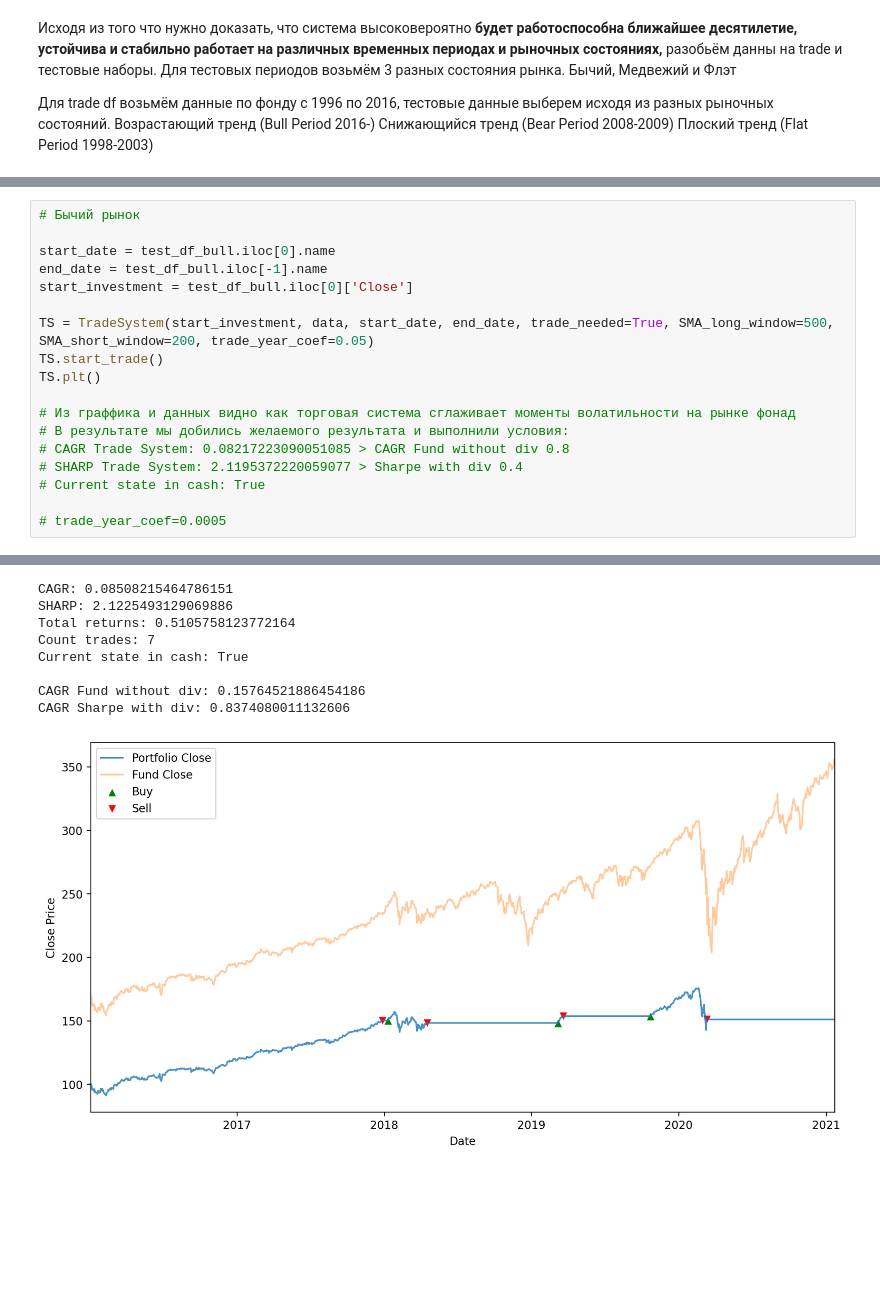
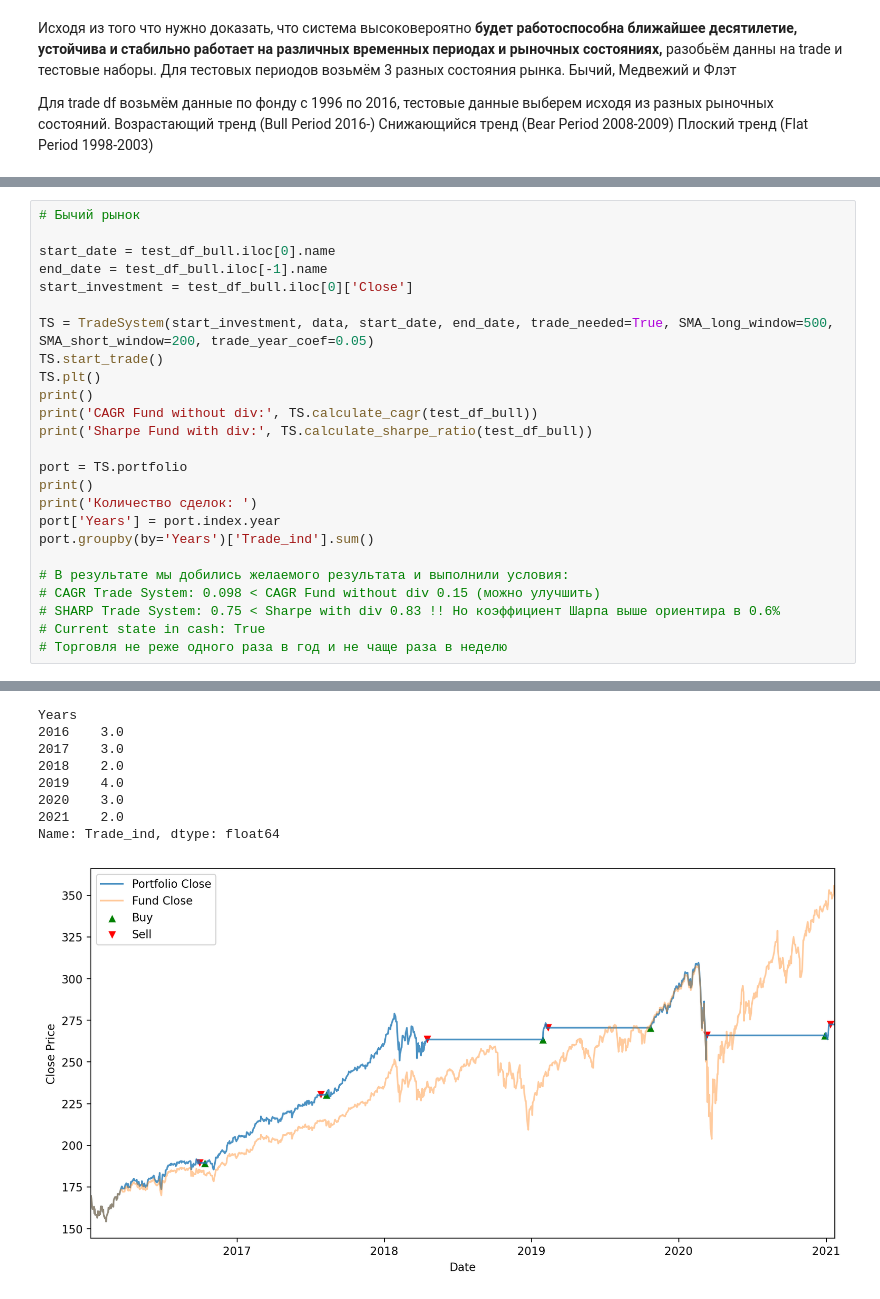
Before and after one commit to Den-is-me/test_ff, a Jupyter notebook: test_ff.ipynb, the cells around one changed output, grey strips where cells are left out. Drawn from its saved outputs; the diff is of its cells as text; blank space fills up the shorter version.

```diff
--- a/test_ff.ipynb
+++ b/test_ff.ipynb
@@ -1128,12 +1114,19 @@ start_investment = test_df_bull.iloc[0]['Close']
 TS = TradeSystem(start_investment, data, start_date, end_date, trade_needed=True, SMA_long_window=500, SMA_short_window=200, trade_year_coef=0.05)
 TS.start_trade()
 TS.plt()
+print()
+print('CAGR Fund without div:', TS.calculate_cagr(test_df_bull))
+print('Sharpe Fund with div:', TS.calculate_sharpe_ratio(test_df_bull))
 
-# Из граффика и данных видно как торговая система сглаживает моменты волатильности на рынке фонад
+port = TS.portfolio
+print()
+print('Количество сделок: ')
+port['Years'] = port.index.year
+port.groupby(by='Years')['Trade_ind'].sum()
+
 # В результате мы добились желаемого результата и выполнили условия:
-# CAGR Trade System: 0.08217223090051085 > CAGR Fund without div 0.8
-# SHARP Trade System: 2.1195372220059077 > Sharpe with div 0.4
+# CAGR Trade System: 0.098 < CAGR Fund without div 0.15 (можно улучшить)
+# SHARP Trade System: 0.75 < Sharpe with div 0.83 !! Но коэффициент Шарпа выше ориентира в 0.6%
 # Current state in cash: True
-
-# trade_year_coef=0.0005
+# Торговля не реже одного раза в год и не чаще раза в неделю
 # %% [output]
@@ -1145,11 +1143,11 @@ See the caveats in the documentation: https://pandas.pydata.org/pandas-docs/stab
-CAGR: 0.08508215464786151
-SHARP: 2.1225493129069886
-Total returns: 0.5105758123772164
-Count trades: 7
-Current state in cash: True
-
-CAGR Fund without div: 0.15764521886454186
-CAGR Sharpe with div: 0.8374080011132606
+Years
+2016    3.0
+2017    3.0
+2018    2.0
+2019    4.0
+2020    3.0
+2021    2.0
+Name: Trade_ind, dtype: float64
-[figure, old version]
+[figure, new version]
 # %%
 # Флэт
```
Also changed, not shown: parts of 15 cells of this notebook, 1 other file.
